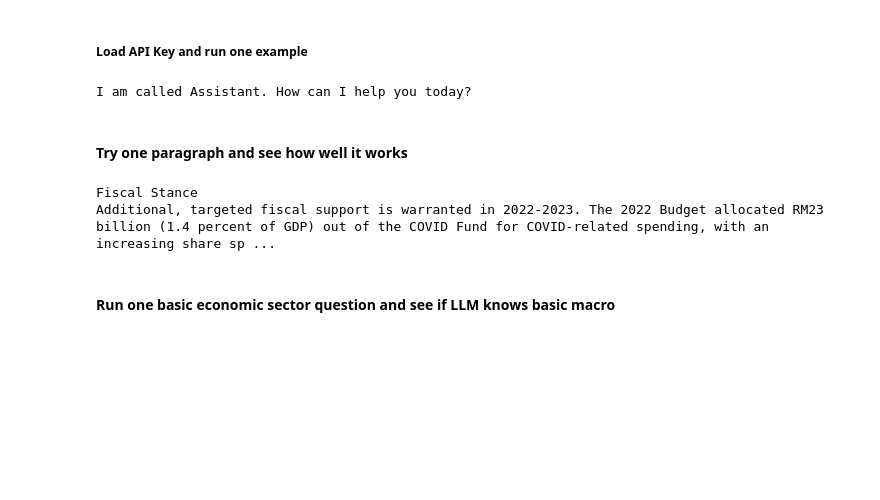
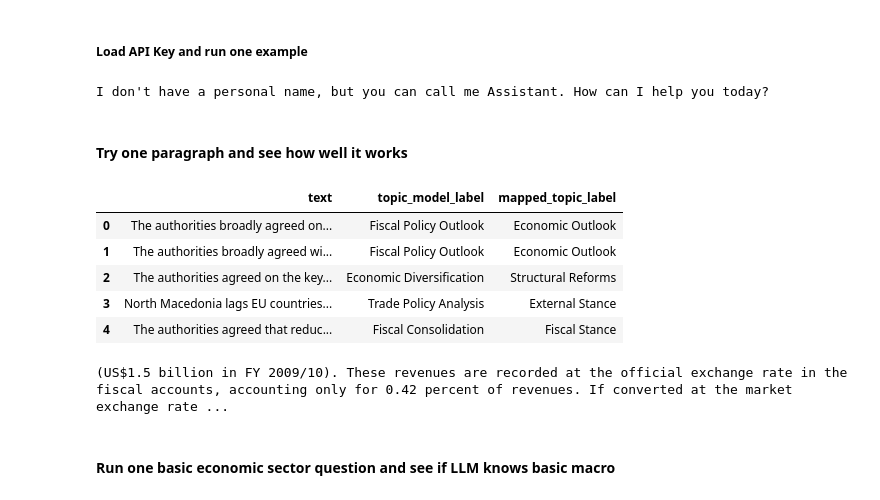
Before and after one commit to johnsonice/Fund_ISR, a Jupyter notebook: notebooks/detailed_topic_classification_llm.ipynb, the cells around one changed output. Cells and saved outputs as stored; diff of their text form; code cells hidden in the pictures; blank space fills up the shorter version.

```diff
--- a/notebooks/detailed_topic_classification_llm.ipynb
+++ b/notebooks/detailed_topic_classification_llm.ipynb
@@ -23,12 +24,10 @@ from langchain_openai import ChatOpenAI
 ##### Load API Key and run one example
 # %%
 ## load API Key
-key = load_json('/root/data/keys/openai_key.json')
-os.environ['OPENAI_API_KEY'] = key['ISR']['API_KEY']
-openai.api_key  = os.getenv('OPENAI_API_KEY')
+load_dotenv()
+openai.api_key  = os.getenv("OPENAI_API_KEY")
 
-
-llm_agent  = BSAgent(model="gpt-4o-mini",  #gpt-40
+llm_agent  = BSAgent(model="gpt-4o",  #gpt-40 gpt-4o-mini
                     temperature=0)
 ## just run one test, make sure the api works
 pt = {'System':'You are a helpful assistant.',
@@ -36,18 +35,27 @@ pt = {'System':'You are a helpful assistant.',
 res = llm_agent.get_response_content(prompt_template=pt)
 print(res)
 # %% [output]
-I am called Assistant. How can I help you today?
+I don't have a personal name, but you can call me Assistant. How can I help you today?
 # %% [markdown]
 #### Try one paragraph and see how well it works
+# %%
+df.head()
+# %% [output]
+|  | text | topic_model_label | mapped_topic_label |
+| 0 | The authorities broadly agreed on... | Fiscal Policy Outlook | Economic Outlook |
+| 1 | The authorities broadly agreed wi... | Fiscal Policy Outlook | Economic Outlook |
+| 2 | The authorities agreed on the key... | Economic Diversification | Structural Reforms |
+| 3 | North Macedonia lags EU countries... | Trade Policy Analysis | External Stance |
+| 4 | The authorities agreed that reduc... | Fiscal Consolidation | Fiscal Stance |
 # %%
-df = pd.read_csv('/root/data/Fund/CSR/detailed_topic_identification_eval_small.csv')
+df = pd.read_csv('/data/home/xiong/data/Fund/CSR/detailed_topic_identification_eval_1000.csv')
+df['ground_truth_label']=''
 df.rename(columns={"paragraph": "examples"}, inplace=True)
 print(df.iloc[0]['ground_truth_label'])
 print(df.iloc[0]['examples'])
 test_input = df.iloc[0]
 # %% [output]
-Fiscal Stance
-Additional, targeted fiscal support is warranted in 2022-2023. The 2022 Budget allocated RM23 billion (1.4 percent of GDP) out of the COVID Fund for COVID-related spending, with an increasing share sp ...
+(US$1.5 billion in FY 2009/10). These revenues are recorded at the official exchange rate in the fiscal accounts, accounting only for 0.42 percent of revenues. If converted at the market exchange rate ...
 # %% [markdown]
 #### Run one basic economic sector question and see if LLM knows basic macro
 # %%
```
Also changed, not shown: parts of 6 cells of this notebook, 5 other files.
